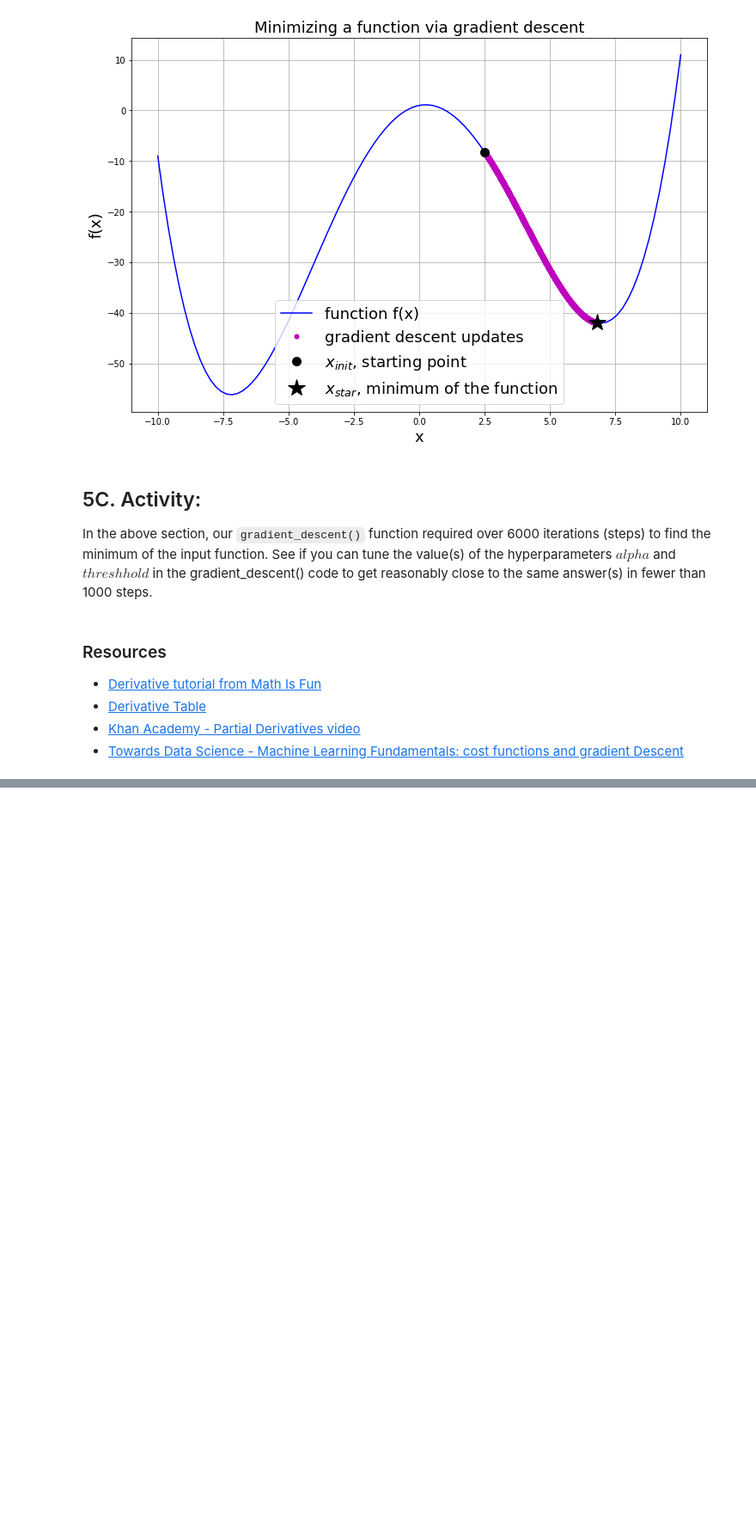
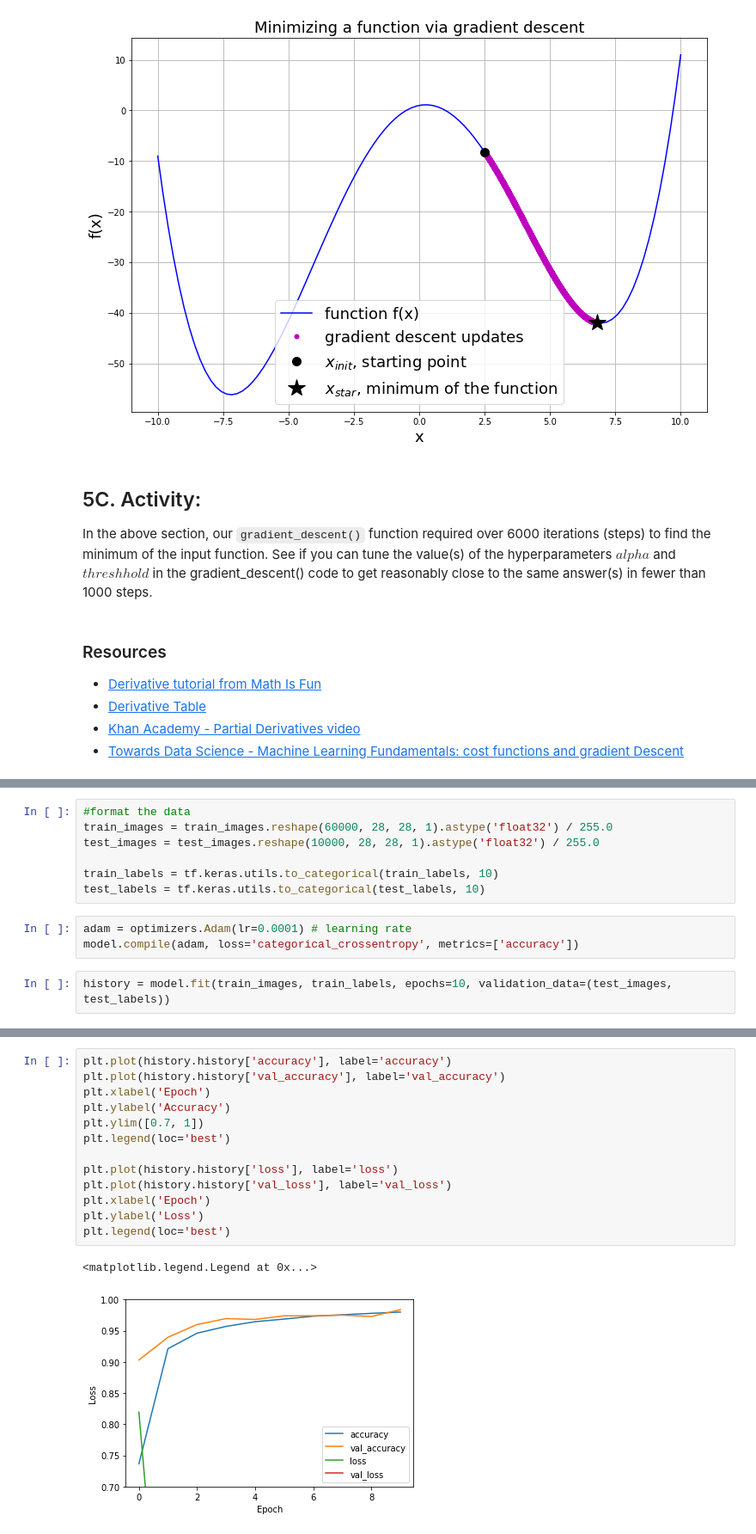
Before and after one commit to SamuelFolledo/DS2.2-Deep-Learning, a Jupyter notebook: Classwork.ipynb, the cells around one changed output, grey strips where cells are left out. Shown: that part at 86% size. Saved outputs shown, nothing was run; the diff lists cells and outputs as text; blank space fills up the shorter version.

```diff
--- a/Classwork.ipynb
+++ b/Classwork.ipynb
@@ -1307,0 +1396,12 @@ In the above section, our `gradient_descent()` function required over 6000 itera
+# %%
+#format the data
+train_images = train_images.reshape(60000, 28, 28, 1).astype('float32') / 255.0
+test_images = test_images.reshape(10000, 28, 28, 1).astype('float32') / 255.0
+
+train_labels = tf.keras.utils.to_categorical(train_labels, 10)
+test_labels = tf.keras.utils.to_categorical(test_labels, 10)
+# %%
+adam = optimizers.Adam(lr=0.0001) # learning rate
+model.compile(adam, loss='categorical_crossentropy', metrics=['accuracy'])
+# %%
+history = model.fit(train_images, train_labels, epochs=10, validation_data=(test_images, test_labels))
@@ -1307,0 +1429,16 @@ In the above section, our `gradient_descent()` function required over 6000 itera
+# %%
+plt.plot(history.history['accuracy'], label='accuracy')
+plt.plot(history.history['val_accuracy'], label='val_accuracy')
+plt.xlabel('Epoch')
+plt.ylabel('Accuracy')
+plt.ylim([0.7, 1])
+plt.legend(loc='best')
+
+plt.plot(history.history['loss'], label='loss')
+plt.plot(history.history['val_loss'], label='val_loss')
+plt.xlabel('Epoch')
+plt.ylabel('Loss')
+plt.legend(loc='best')
+# %% [output]
+<matplotlib.legend.Legend at 0x...>
+[figure, added]
```
Also changed, not shown: parts of 12 cells of this notebook.
